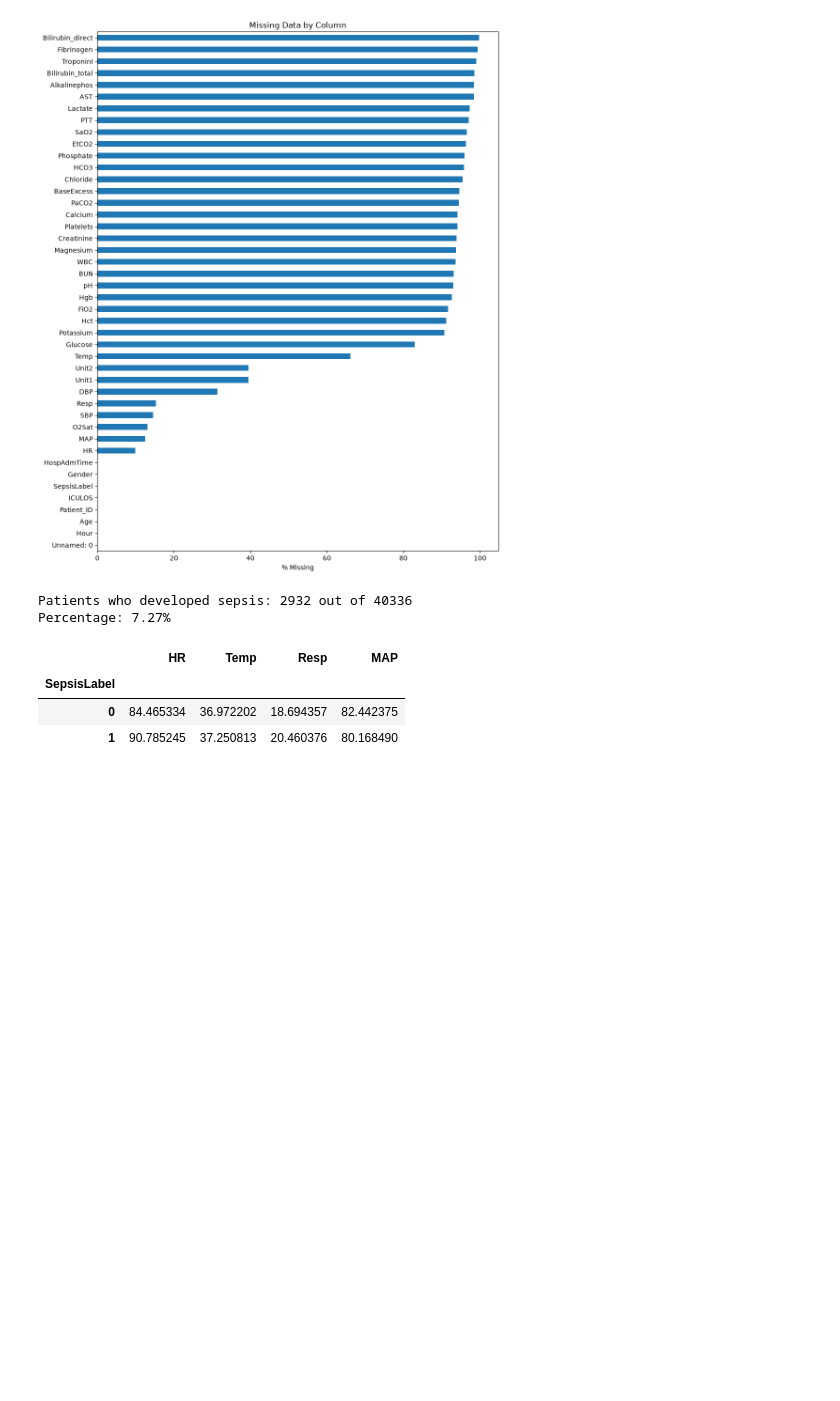
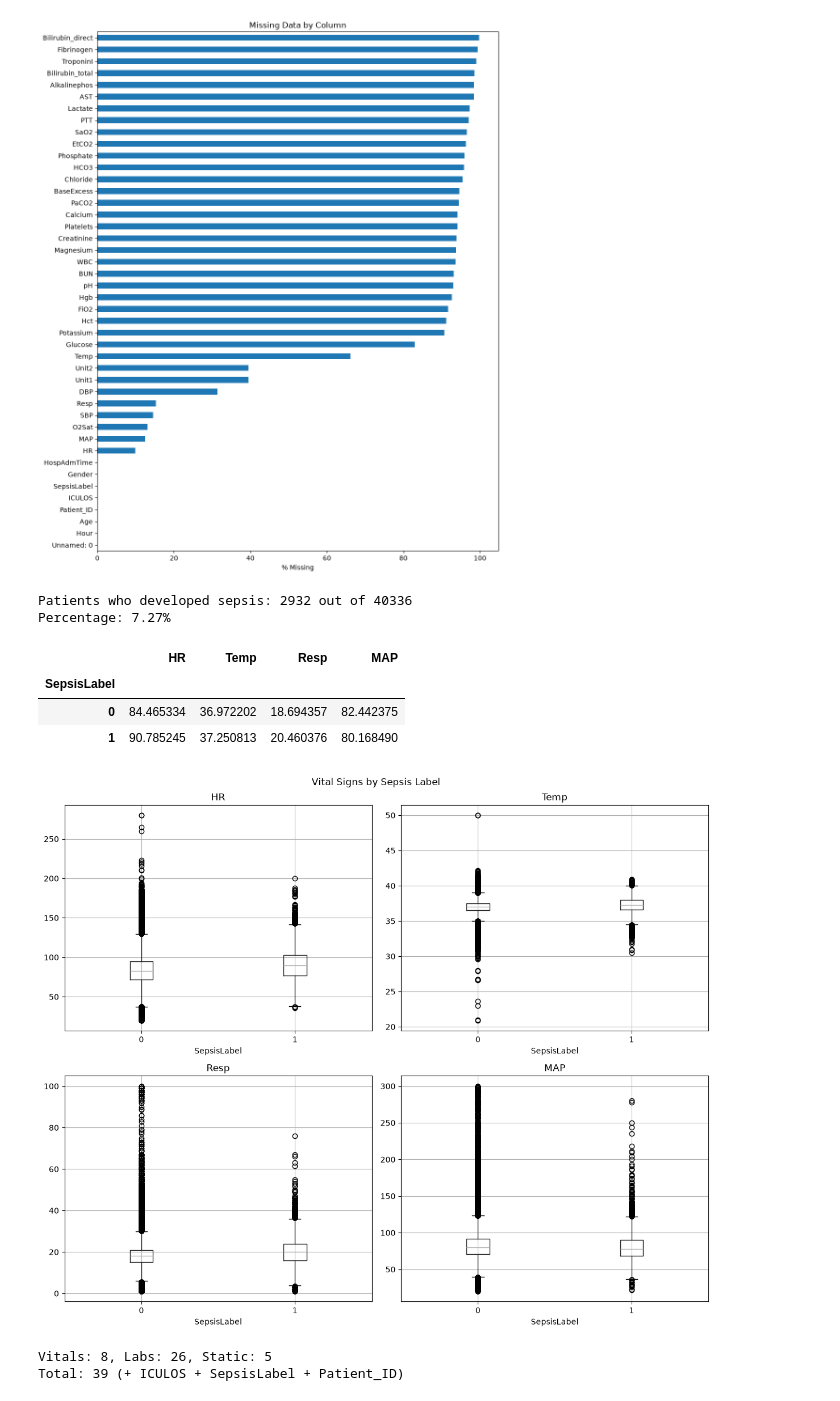
Before and after one commit to tanishqrajsinghchawda/sepsis-project, a Jupyter notebook: notebooks/01_data_acquisition.ipynb, the cells around one changed output. Cells and saved outputs as stored; diff of their text form; code cells hidden in the pictures; blank space fills up the shorter version.

```diff
--- a/notebooks/01_data_acquisition.ipynb
+++ b/notebooks/01_data_acquisition.ipynb
@@ -115,3 +115,33 @@ df.groupby('SepsisLabel')[['HR', 'Temp', 'Resp', 'MAP']].mean()
 | SepsisLabel |  |  |  |  |
 | 0 | 84.465334 | 36.972202 | 18.694357 | 82.442375 |
 | 1 | 90.785245 | 37.250813 | 20.460376 | 80.168490 |
+# %%
+fig, axes = plt.subplots(2, 2, figsize=(12, 10))
+
+for ax, col in zip(axes.flatten(), ['HR', 'Temp', 'Resp', 'MAP']):
+    df.boxplot(column=col, by='SepsisLabel', ax=ax)
+    ax.set_title(col)
+    ax.set_xlabel('SepsisLabel')
+
+plt.suptitle('Vital Signs by Sepsis Label')
+plt.tight_layout()
+plt.savefig('../figures/vitals_boxplot_by_sepsis.png')
+plt.show()
+# %% [output]
+[figure, added]
+# %%
+vitals = ['HR', 'O2Sat', 'Temp', 'SBP', 'MAP', 'DBP', 'Resp', 'EtCO2']
+
+labs = ['BaseExcess', 'HCO3', 'FiO2', 'pH', 'PaCO2', 'SaO2', 'AST', 'BUN',
+        'Alkalinephos', 'Calcium', 'Chloride', 'Creatinine', 'Bilirubin_direct',
+        'Glucose', 'Lactate', 'Magnesium', 'Phosphate', 'Potassium',
+        'Bilirubin_total', 'TroponinI', 'Hct', 'Hgb', 'PTT', 'WBC',
+        'Fibrinogen', 'Platelets']
+
+static = ['Age', 'Gender', 'Unit1', 'Unit2', 'HospAdmTime']
+
+print(f"Vitals: {len(vitals)}, Labs: {len(labs)}, Static: {len(static)}")
+print(f"Total: {len(vitals) + len(labs) + len(static)} (+ ICULOS + SepsisLabel + Patient_ID)")
+# %% [output]
+Vitals: 8, Labs: 26, Static: 5
+Total: 39 (+ ICULOS + SepsisLabel + Patient_ID)
```
Also changed, not shown: parts of 6 cells of this notebook, 1 other file.
